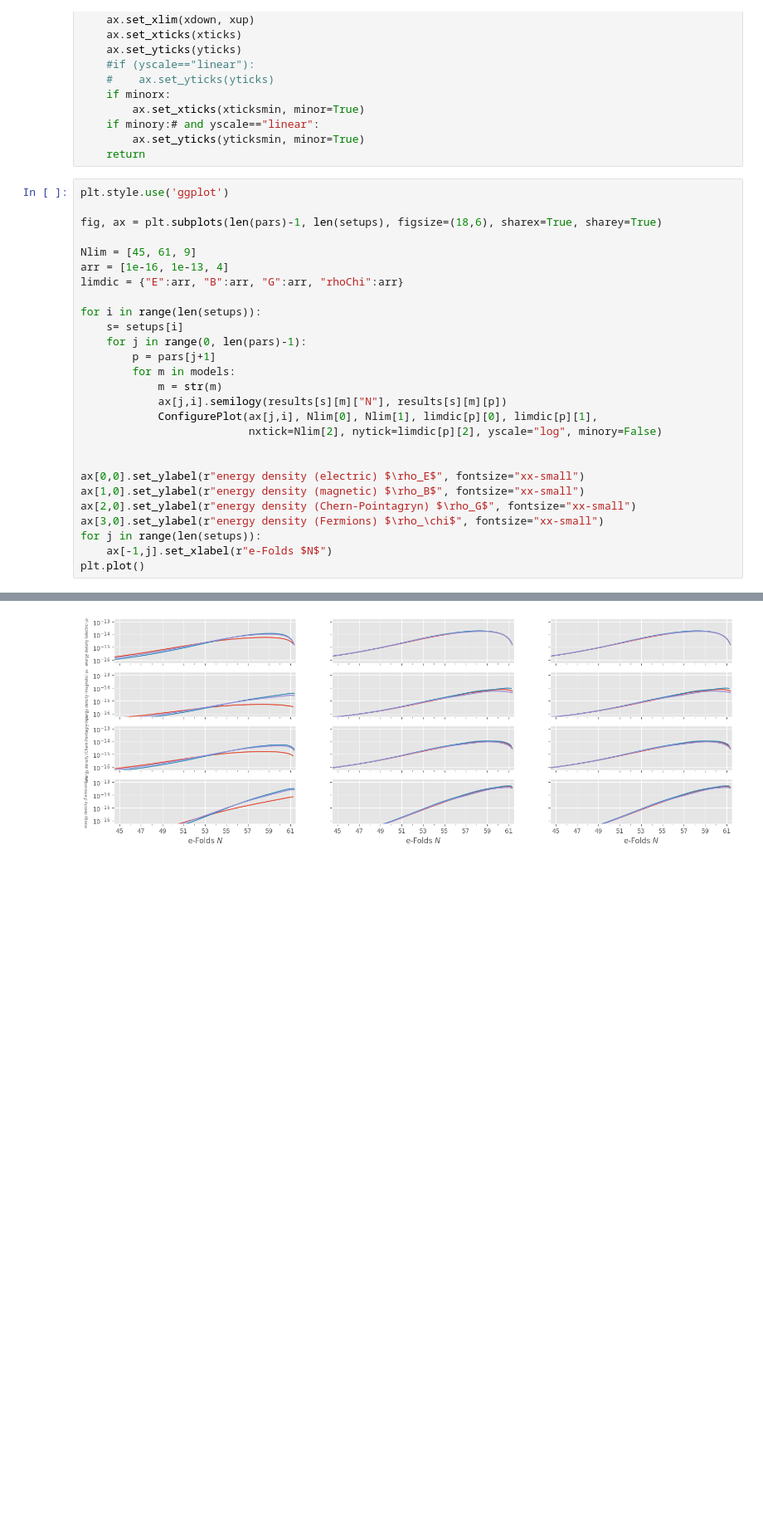
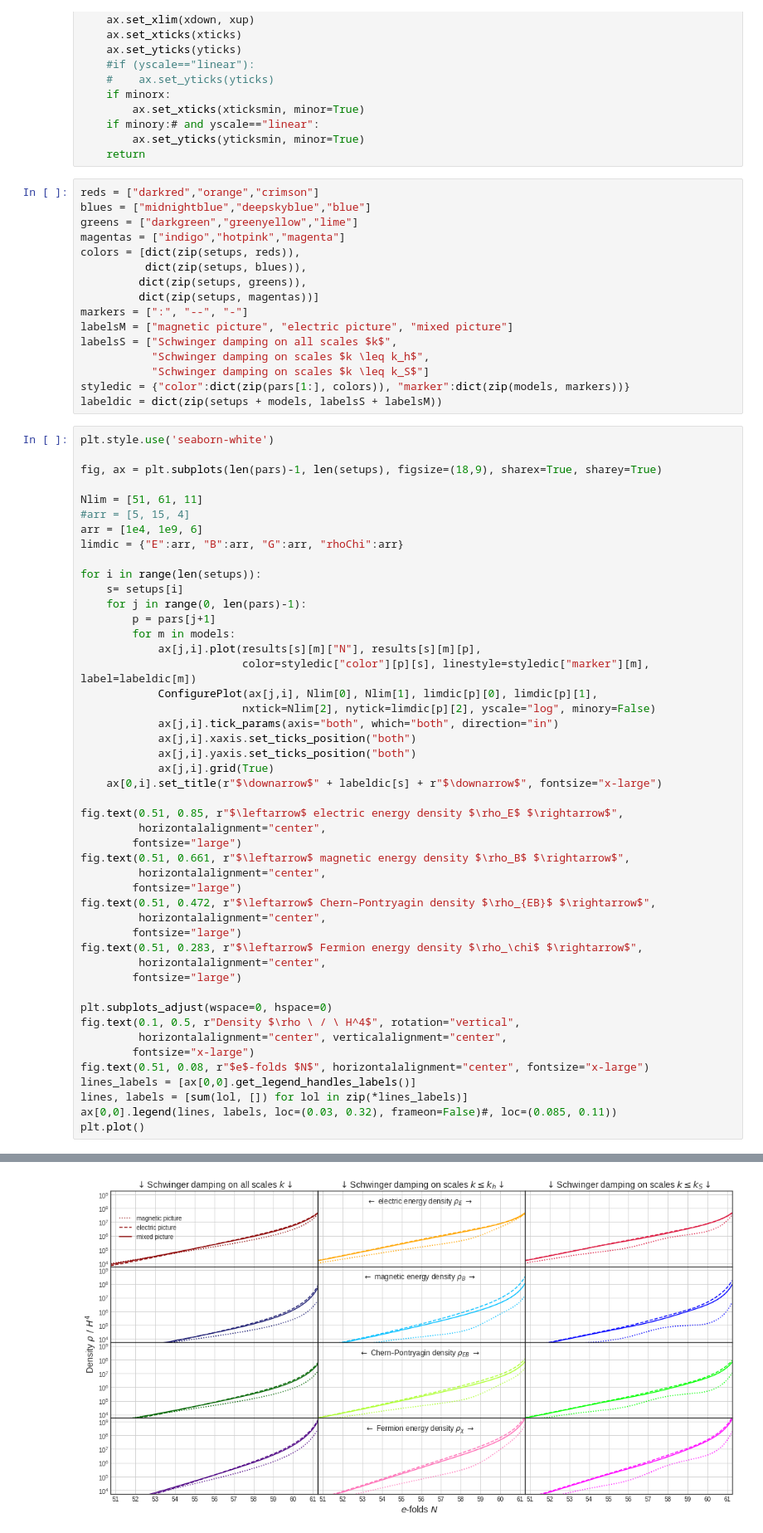
Before and after one commit to richard-von-eckardstein/GEFF, a Jupyter notebook: PlottingRevenge.ipynb, the cells around one changed output, grey strips where cells are left out. Shown at 83% size. Drawn from its saved outputs; the diff is of its cells as text; blank space fills up the shorter version.

```diff
--- a/PlottingRevenge.ipynb
+++ b/PlottingRevenge.ipynb
@@ -92,33 +106,69 @@ def ConfigurePlot(ax, xdown, xup, ydown, yup, nxtick=5, nytick=5, xscale="linear
     if minory:# and yscale=="linear":
         ax.set_yticks(yticksmin, minor=True)
     return
+# %%
+reds = ["darkred","orange","crimson"]
+blues = ["midnightblue","deepskyblue","blue"]
+greens = ["darkgreen","greenyellow","lime"]
+magentas = ["indigo","hotpink","magenta"]
+colors = [dict(zip(setups, reds)),
+          dict(zip(setups, blues)),
+         dict(zip(setups, greens)),
+         dict(zip(setups, magentas))]
+markers = [":", "--", "-"]
+labelsM = ["magnetic picture", "electric picture", "mixed picture"]
+labelsS = ["Schwinger damping on all scales $k$",
+           "Schwinger damping on scales $k \leq k_h$",
+           "Schwinger damping on scales $k \leq k_S$"]
+styledic = {"color":dict(zip(pars[1:], colors)), "marker":dict(zip(models, markers))}
+labeldic = dict(zip(setups + models, labelsS + labelsM))
 # %%
-plt.style.use('ggplot')
+plt.style.use('seaborn-white')
 
-fig, ax = plt.subplots(len(pars)-1, len(setups), figsize=(18,6), sharex=True, sharey=True)
+fig, ax = plt.subplots(len(pars)-1, len(setups), figsize=(18,9), sharex=True, sharey=True)
 
-Nlim = [45, 61, 9]
-arr = [1e-16, 1e-13, 4]
+Nlim = [51, 61, 11]
+#arr = [5, 15, 4]
+arr = [1e4, 1e9, 6]
 limdic = {"E":arr, "B":arr, "G":arr, "rhoChi":arr}
 
 for i in range(len(setups)):
     s= setups[i]
     for j in range(0, len(pars)-1):
         p = pars[j+1]
         for m in models:
-            m = str(m)
-            ax[j,i].semilogy(results[s][m]["N"], results[s][m][p])
+            ax[j,i].plot(results[s][m]["N"], results[s][m][p],
+                         color=styledic["color"][p][s], linestyle=styledic["marker"][m], label=labeldic[m])
             ConfigurePlot(ax[j,i], Nlim[0], Nlim[1], limdic[p][0], limdic[p][1],
-                          nxtick=Nlim[2], nytick=limdic[p][2], yscale="log", minory=False)
+                         nxtick=Nlim[2], nytick=limdic[p][2], yscale="log", minory=False)
+            ax[j,i].tick_params(axis="both", which="both", direction="in")
+            ax[j,i].xaxis.set_ticks_position("both")
+            ax[j,i].yaxis.set_ticks_position("both")
+            ax[j,i].grid(True)
+    ax[0,i].set_title(r"$\downarrow$" + labeldic[s] + r"$\downarrow$", fontsize="x-large")
 
+fig.text(0.51, 0.85, r"$\leftarrow$ electric energy density $\rho_E$ $\rightarrow$",
+         horizontalalignment="center",
+        fontsize="large")
+fig.text(0.51, 0.661, r"$\leftarrow$ magnetic energy density $\rho_B$ $\rightarrow$",
+         horizontalalignment="center",
+        fontsize="large")
+fig.text(0.51, 0.472, r"$\leftarrow$ Chern–Pontryagin density $\rho_{EB}$ $\rightarrow$",
+         horizontalalignment="center",
+        fontsize="large")
+fig.text(0.51, 0.283, r"$\leftarrow$ Fermion energy density $\rho_\chi$ $\rightarrow$",
+         horizontalalignment="center",
+        fontsize="large")
 
-ax[0,0].set_ylabel(r"energy density (electric) $\rho_E$", fontsize="xx-small")
-ax[1,0].set_ylabel(r"energy density (magnetic) $\rho_B$", fontsize="xx-small")
-ax[2,0].set_ylabel(r"energy density (Chern-Pointagryn) $\rho_G$", fontsize="xx-small")
-ax[3,0].set_ylabel(r"energy density (Fermions) $\rho_\chi$", fontsize="xx-small")
-for j in range(len(setups)):
-    ax[-1,j].set_xlabel(r"e-Folds $N$")
+plt.subplots_adjust(wspace=0, hspace=0)
+fig.text(0.1, 0.5, r"Density $\rho \ / \ H^4$", rotation="vertical",
+         horizontalalignment="center", verticalalignment="center",
+        fontsize="x-large")
+fig.text(0.51, 0.08, r"$e$-folds $N$", horizontalalignment="center", fontsize="x-large")
+lines_labels = [ax[0,0].get_legend_handles_labels()]
+lines, labels = [sum(lol, []) for lol in zip(*lines_labels)]
+ax[0,0].legend(lines, labels, loc=(0.03, 0.32), frameon=False)#, loc=(0.085, 0.11))
 plt.plot()
 # %% [output]
 []
-[figure, old version]
+[figure, new version]
```
Also changed, not shown: parts of 5 cells of this notebook, 4 other files.
